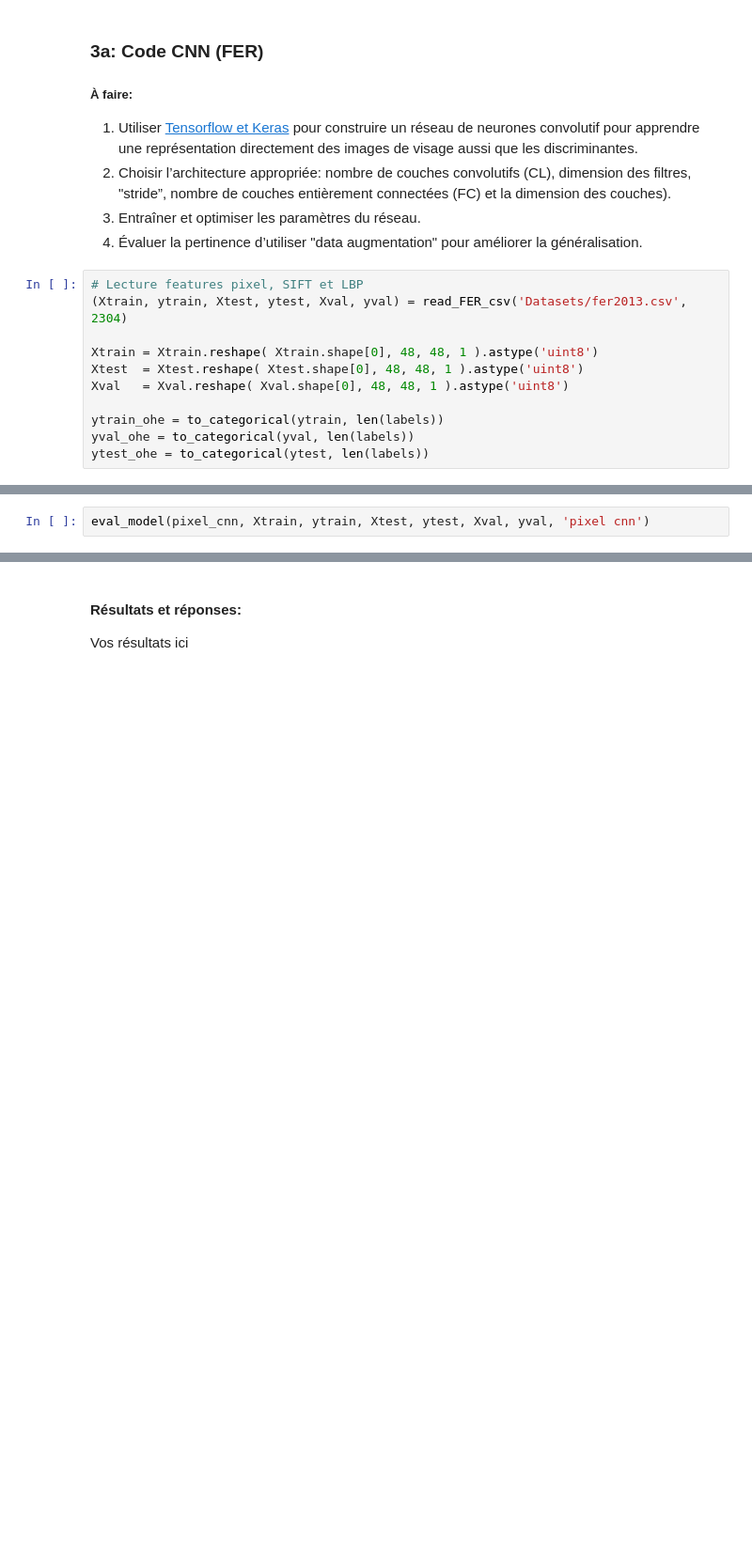
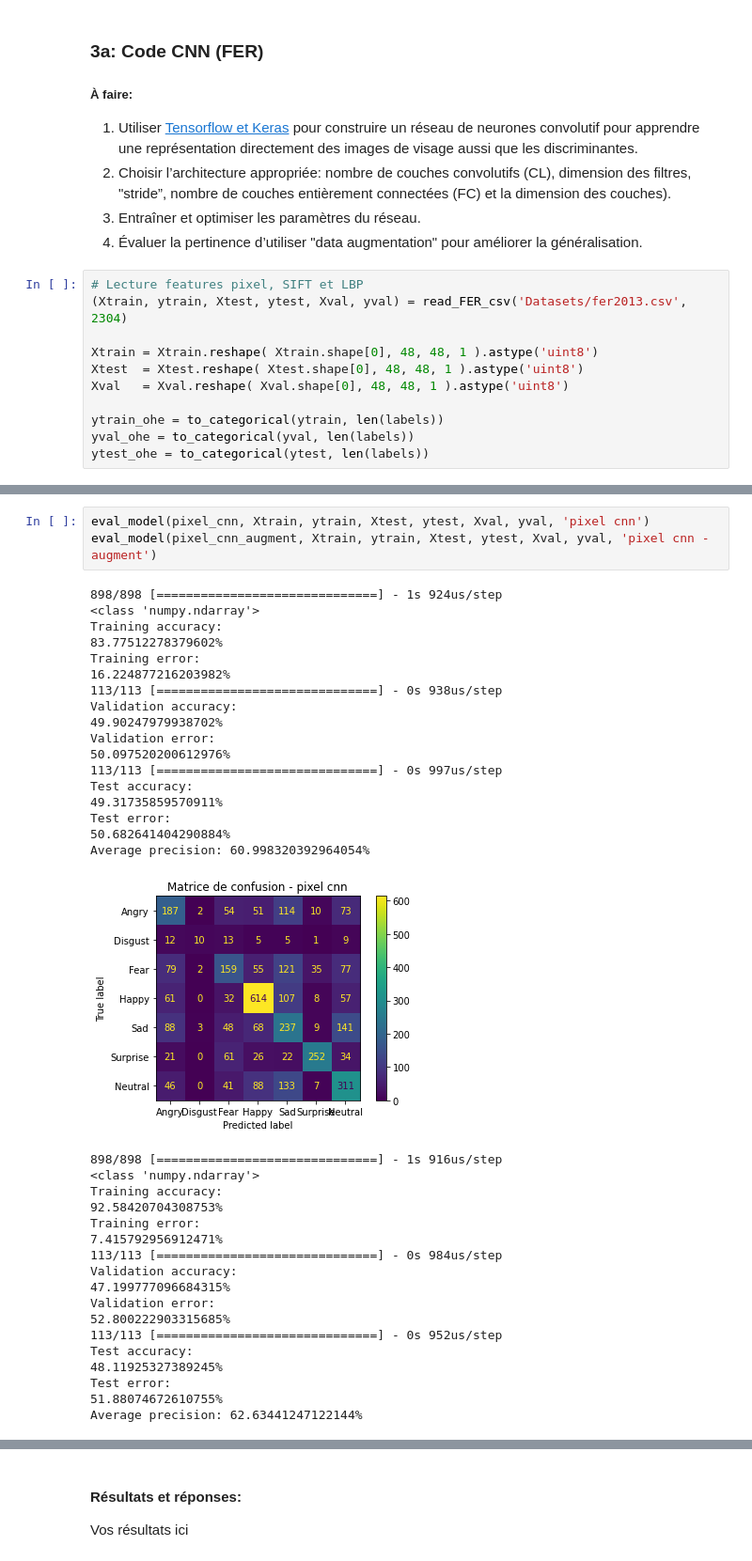
Before and after one commit to Seb707/GTI771-Labo2, a Jupyter notebook: GTI771-TP02.ipynb, the cells around one changed output, grey strips where cells are left out. Shown at 94% size. Drawn from its saved outputs; the diff is of its cells as text; blank space fills up the shorter version.

```diff
--- a/GTI771-TP02.ipynb
+++ b/GTI771-TP02.ipynb
@@ -691,2 +693,39 @@ pixel_cnn.fit(Xtrain, ytrain_ohe, epochs=30, batch_size=128, verbose=1, validati
 # %%
 eval_model(pixel_cnn, Xtrain, ytrain, Xtest, ytest, Xval, yval, 'pixel cnn')
+eval_model(pixel_cnn_augment, Xtrain, ytrain, Xtest, ytest, Xval, yval, 'pixel cnn - augment')
+# %% [output]
+898/898 [==============================] - 1s 924us/step
+<class 'numpy.ndarray'>
+Training accuracy:
+83.77512278379602%
+Training error:
+16.224877216203982%
+113/113 [==============================] - 0s 938us/step
+Validation accuracy:
+49.90247979938702%
+Validation error:
+50.097520200612976%
+113/113 [==============================] - 0s 997us/step
+Test accuracy:
+49.31735859570911%
+Test error:
+50.682641404290884%
+Average precision: 60.998320392964054%
+[figure, added]
+898/898 [==============================] - 1s 916us/step
+<class 'numpy.ndarray'>
+Training accuracy:
+92.58420704308753%
+Training error:
+7.415792956912471%
+113/113 [==============================] - 0s 984us/step
+Validation accuracy:
+47.199777096684315%
+Validation error:
+52.800222903315685%
+113/113 [==============================] - 0s 952us/step
+Test accuracy:
+48.11925327389245%
+Test error:
+51.88074672610755%
+Average precision: 62.63441247122144%
```
Also changed, not shown: parts of 30 cells of this notebook.
